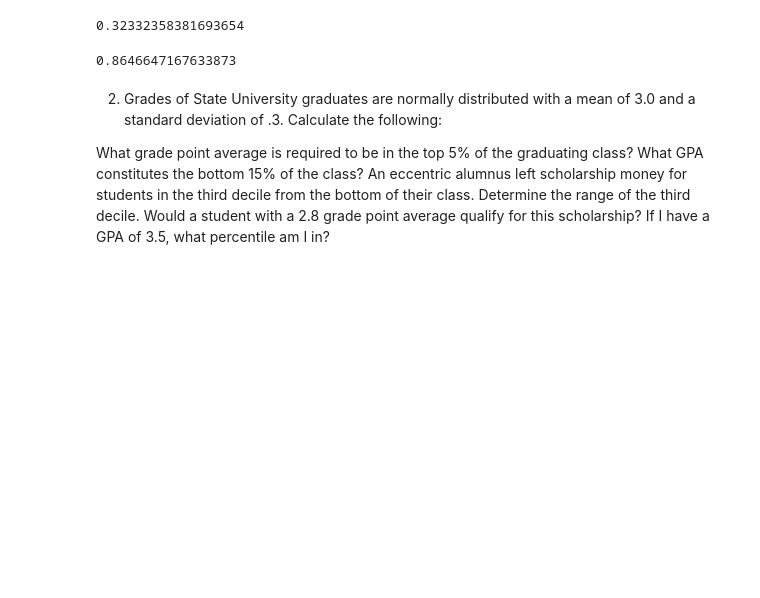
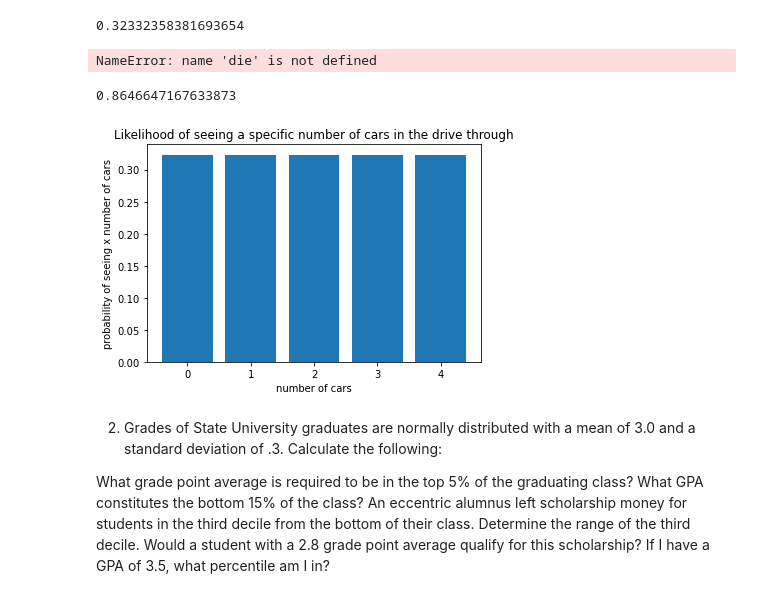
Before and after one commit to SLawsonWoods/statistics-exercises, a Jupyter notebook: probability_distributions.ipynb, the cells around one changed output. Cells and saved outputs as stored; diff of their text form; code cells hidden in the pictures; blank space fills up the shorter version.

```diff
--- a/probability_distributions.ipynb
+++ b/probability_distributions.ipynb
@@ -45,6 +51,16 @@ stats.poisson(2)
 stats.poisson(2).sf(2)
 # %% [output]
 0.32332358381693654
+# %%
+# simulation
+n = 10_000
+x = die.distribution.rvs(n)
+
+
+plt.hist(x, bins=range(0, 9), align='left', width=1, edgecolor='black')
+plt.title(f'Outcome of {n:,} Dice Rolls')
+# %% [output]
+NameError: name 'die' is not defined
 # %%
 #C How likely is it that the drive through gets at least 1 car?
 # at least means 1 or more so value greater than
@@ -53,6 +69,19 @@ stats.poisson(2).sf(2)
 stats.poisson(2).sf(0)
 # %% [output]
 0.8646647167633873
+# %%
+# simulation
+x = range(0,5)
+stats.poisson(2).sf(0)
+y
+plt.bar(x,y)
+plt.title("Likelihood of seeing a specific number of cars in the drive through")
+# add labels for x and y x is cars, y is prob of seeing that number of cars
+plt.xlabel("number of cars")
+plt.ylabel("probability of seeing x number of cars")
+plt.show()
+# %% [output]
+[figure, added]
 # %% [markdown]
 2. Grades of State University graduates are normally distributed with a mean of 3.0 and a standard deviation of .3. Calculate the following:
 
```
Also changed, not shown: parts of 9 cells of this notebook, 1 other file.
